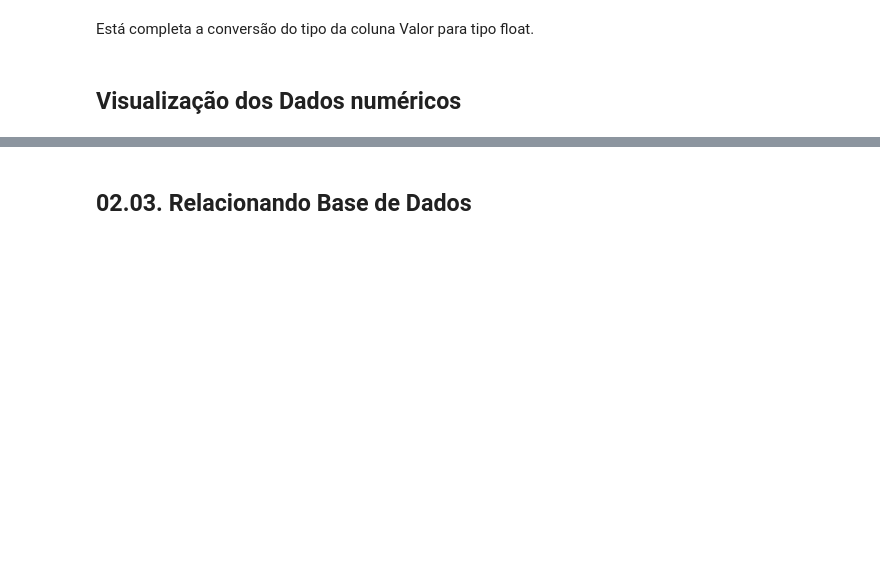
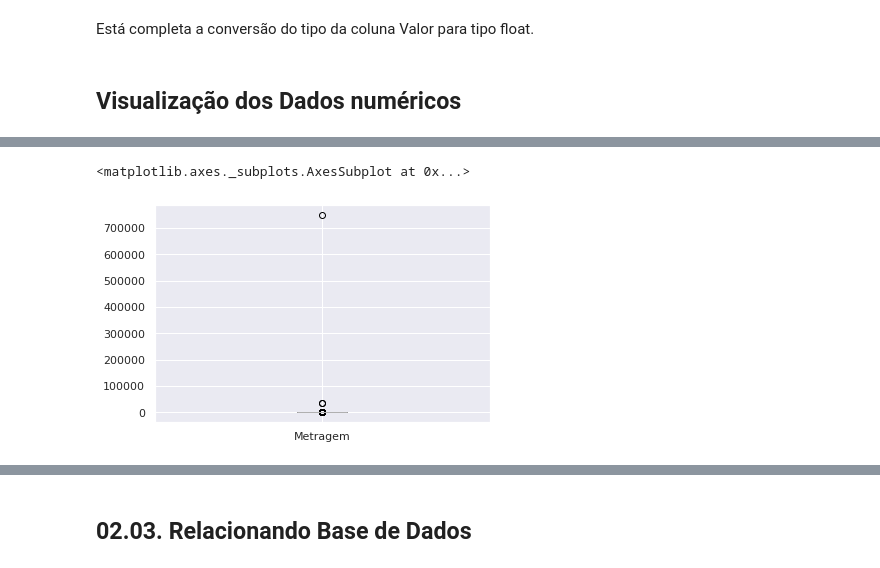
Before and after one commit to yorinori/imersao_dados4_Alura, a Jupyter notebook: Projeto_Final_LeandroYorinori_Imersao_dados_04.ipynb, the cells around one changed output, grey strips where cells are left out. Saved outputs shown, nothing was run; the diff lists cells and outputs as text; code cells hidden in the pictures; blank space fills up the shorter version.

Commit message:
Visualização dos dados numéricos e remoção dos Outliers

```diff
--- a/Projeto_Final_LeandroYorinori_Imersao_dados_04.ipynb
+++ b/Projeto_Final_LeandroYorinori_Imersao_dados_04.ipynb
@@ -230,0 +243,5 @@ Está completa a conversão do tipo da coluna Valor para tipo float.
+# %%
+dados_vendas[['Metragem']].boxplot()
+# %% [output]
+<matplotlib.axes._subplots.AxesSubplot at 0x...>
+[figure, added]
```
Also changed, not shown: parts of 10 cells of this notebook.
